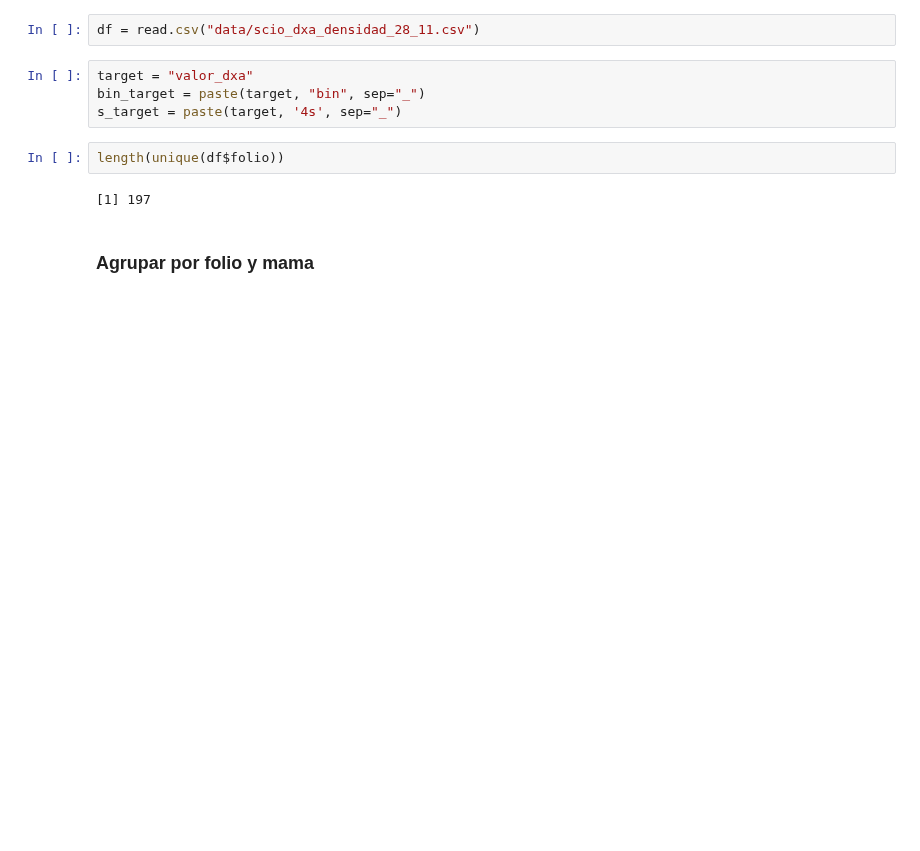
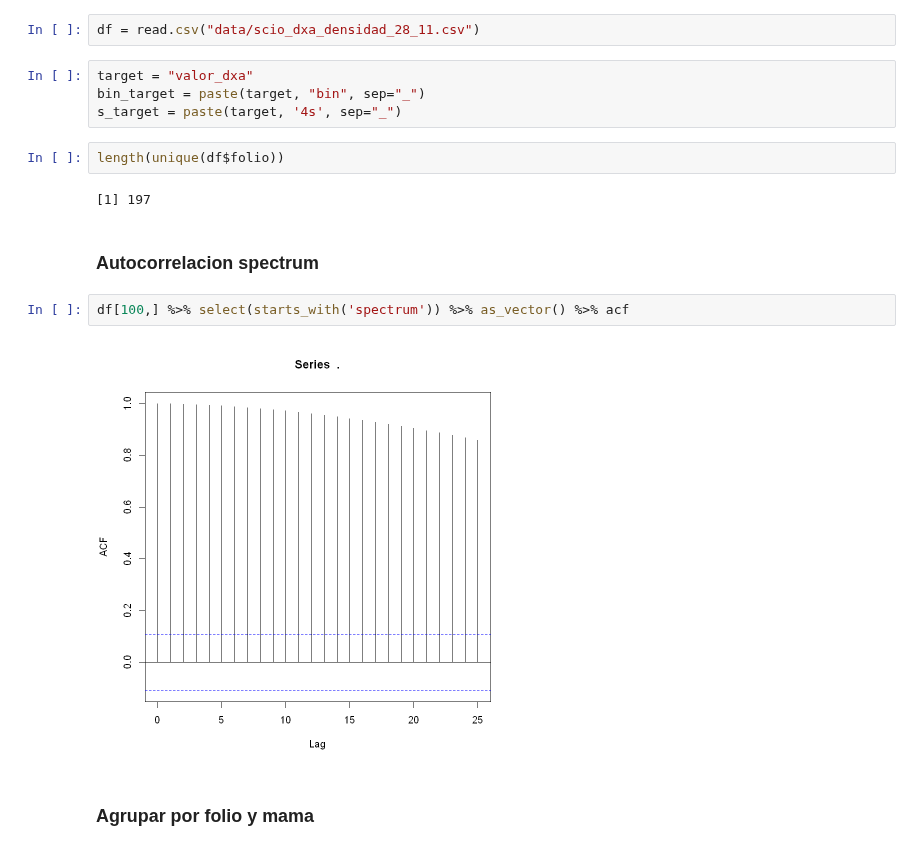
Before and after one commit to foncea/scio, a Jupyter notebook: exploration_R.ipynb, the cells around one changed output. Drawn from its saved outputs; the diff is of its cells as text; blank space fills up the shorter version.

```diff
--- a/exploration_R.ipynb
+++ b/exploration_R.ipynb
@@ -27,6 +27,12 @@ s_target = paste(target, '4s', sep="_")
 length(unique(df$folio))
 # %% [output]
 [1] 197
+# %% [markdown]
+### Autocorrelacion spectrum
+# %%
+df[100,] %>% select(starts_with('spectrum')) %>% as_vector() %>% acf
+# %% [output]
+[figure, added]
 # %% [markdown]
 ### Agrupar por folio y mama
 # %%
```
Also changed, not shown: parts of 2 cells of this notebook, 19 other files.
